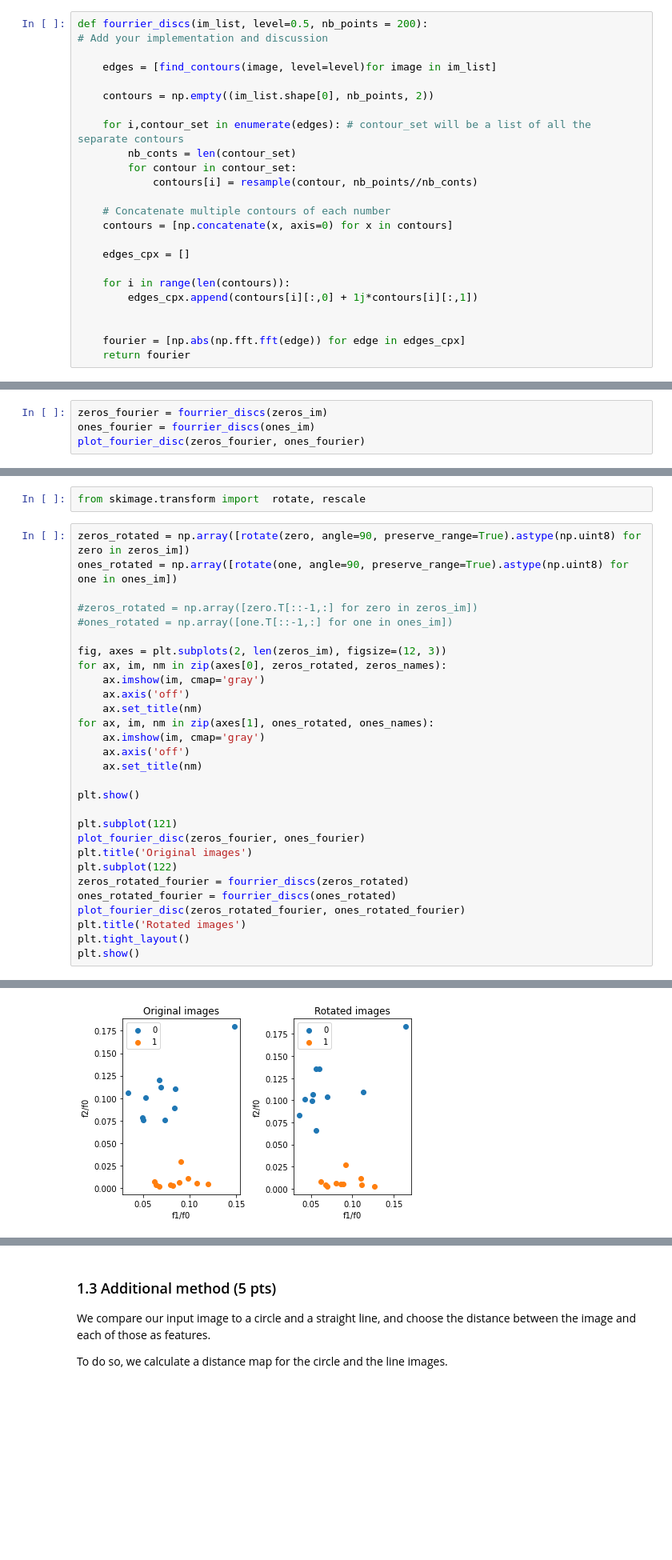
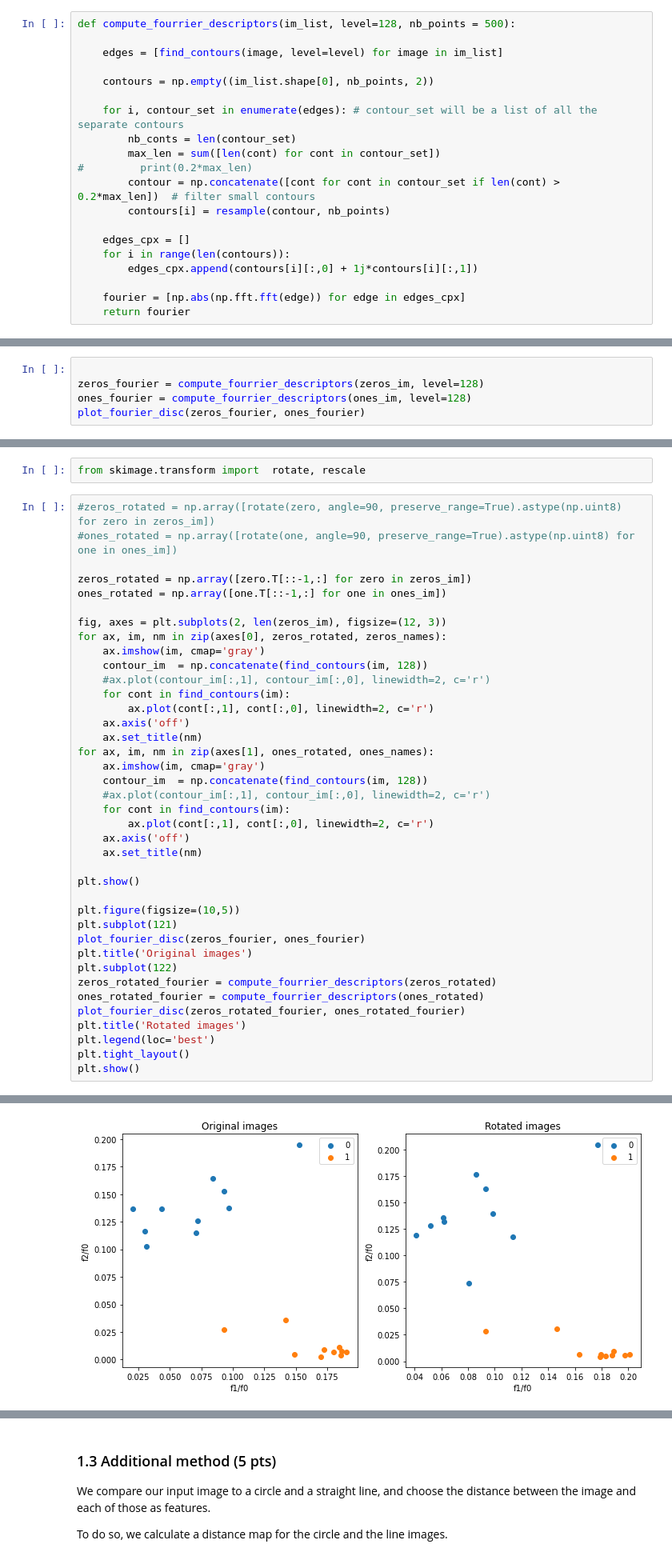
Before and after one commit to aalshabaan/iapr, a Jupyter notebook: labs/lab_02_object_description.ipynb, the cells around one changed output, grey strips where cells are left out. Shown at 80% size. Drawn from its saved outputs; the diff is of its cells as text; blank space fills up the shorter version.

Commit message:
feat: refactor code and resample points on contour

```diff
--- a/labs/lab_02_object_description.ipynb
+++ b/labs/lab_02_object_description.ipynb
@@ -122,27 +189,23 @@ plt.show()
 # %% [markdown]
 ### 1.2 Fourier descriptors (15 pts)
 # %%
-def fourrier_discs(im_list, level=0.5, nb_points = 200):
-# Add your implementation and discussion
+def compute_fourrier_descriptors(im_list, level=128, nb_points = 500):
 
-    edges = [find_contours(image, level=level)for image in im_list]
+    edges = [find_contours(image, level=level) for image in im_list]
 
     contours = np.empty((im_list.shape[0], nb_points, 2))
 
-    for i,contour_set in enumerate(edges): # contour_set will be a list of all the separate contours
+    for i, contour_set in enumerate(edges): # contour_set will be a list of all the separate contours
         nb_conts = len(contour_set)
-        for contour in contour_set:
-            contours[i] = resample(contour, nb_points//nb_conts)
-
-    # Concatenate multiple contours of each number
-    contours = [np.concatenate(x, axis=0) for x in contours]
+        max_len = sum([len(cont) for cont in contour_set])
+#         print(0.2*max_len)
+        contour = np.concatenate([cont for cont in contour_set if len(cont) > 0.2*max_len])  # filter small contours
+        contours[i] = resample(contour, nb_points)
 
     edges_cpx = []
-
     for i in range(len(contours)):
         edges_cpx.append(contours[i][:,0] + 1j*contours[i][:,1])
 
-
     fourier = [np.abs(np.fft.fft(edge)) for edge in edges_cpx]
     return fourier
 # %% [markdown]
@@ -164,7 +227,8 @@ def plot_fourier_disc(zero_fourier_disc, one_fourier_disc):
     plt.xlabel('f1/f0')
     plt.ylabel('f2/f0')
 # %%
-zeros_fourier = fourrier_discs(zeros_im)
-ones_fourier = fourrier_discs(ones_im)
+
+zeros_fourier = compute_fourrier_descriptors(zeros_im, level=128)
+ones_fourier = compute_fourrier_descriptors(ones_im, level=128)
 plot_fourier_disc(zeros_fourier, ones_fourier)
 # %% [output]
@@ -176,32 +240,42 @@ We rotate the images and check if the transform is rotation invariant, it should
 # %%
 from skimage.transform import  rotate, rescale
 # %%
-zeros_rotated = np.array([rotate(zero, angle=90, preserve_range=True).astype(np.uint8) for zero in zeros_im])
-ones_rotated = np.array([rotate(one, angle=90, preserve_range=True).astype(np.uint8) for one in ones_im])
+#zeros_rotated = np.array([rotate(zero, angle=90, preserve_range=True).astype(np.uint8) for zero in zeros_im])
+#ones_rotated = np.array([rotate(one, angle=90, preserve_range=True).astype(np.uint8) for one in ones_im])
 
-#zeros_rotated = np.array([zero.T[::-1,:] for zero in zeros_im])
-#ones_rotated = np.array([one.T[::-1,:] for one in ones_im])
+zeros_rotated = np.array([zero.T[::-1,:] for zero in zeros_im])
+ones_rotated = np.array([one.T[::-1,:] for one in ones_im])
 
 fig, axes = plt.subplots(2, len(zeros_im), figsize=(12, 3))
 for ax, im, nm in zip(axes[0], zeros_rotated, zeros_names):
     ax.imshow(im, cmap='gray')
+    contour_im  = np.concatenate(find_contours(im, 128))
+    #ax.plot(contour_im[:,1], contour_im[:,0], linewidth=2, c='r')
+    for cont in find_contours(im):
+        ax.plot(cont[:,1], cont[:,0], linewidth=2, c='r')
     ax.axis('off')
     ax.set_title(nm)
 for ax, im, nm in zip(axes[1], ones_rotated, ones_names):
     ax.imshow(im, cmap='gray')
+    contour_im  = np.concatenate(find_contours(im, 128))
+    #ax.plot(contour_im[:,1], contour_im[:,0], linewidth=2, c='r')
+    for cont in find_contours(im):
+        ax.plot(cont[:,1], cont[:,0], linewidth=2, c='r')
     ax.axis('off')
     ax.set_title(nm)
 
 plt.show()
 
+plt.figure(figsize=(10,5))
 plt.subplot(121)
 plot_fourier_disc(zeros_fourier, ones_fourier)
 plt.title('Original images')
 plt.subplot(122)
-zeros_rotated_fourier = fourrier_discs(zeros_rotated)
-ones_rotated_fourier = fourrier_discs(ones_rotated)
+zeros_rotated_fourier = compute_fourrier_descriptors(zeros_rotated)
+ones_rotated_fourier = compute_fourrier_descriptors(ones_rotated)
 plot_fourier_disc(zeros_rotated_fourier, ones_rotated_fourier)
 plt.title('Rotated images')
+plt.legend(loc='best')
 plt.tight_layout()
 plt.show()
 # %% [output]
@@ -209,2 +283,2 @@ plt.show()
-[figure, old version]
+[figure, new version]
 # %% [markdown]
```
Also changed, not shown: parts of 17 cells of this notebook.
